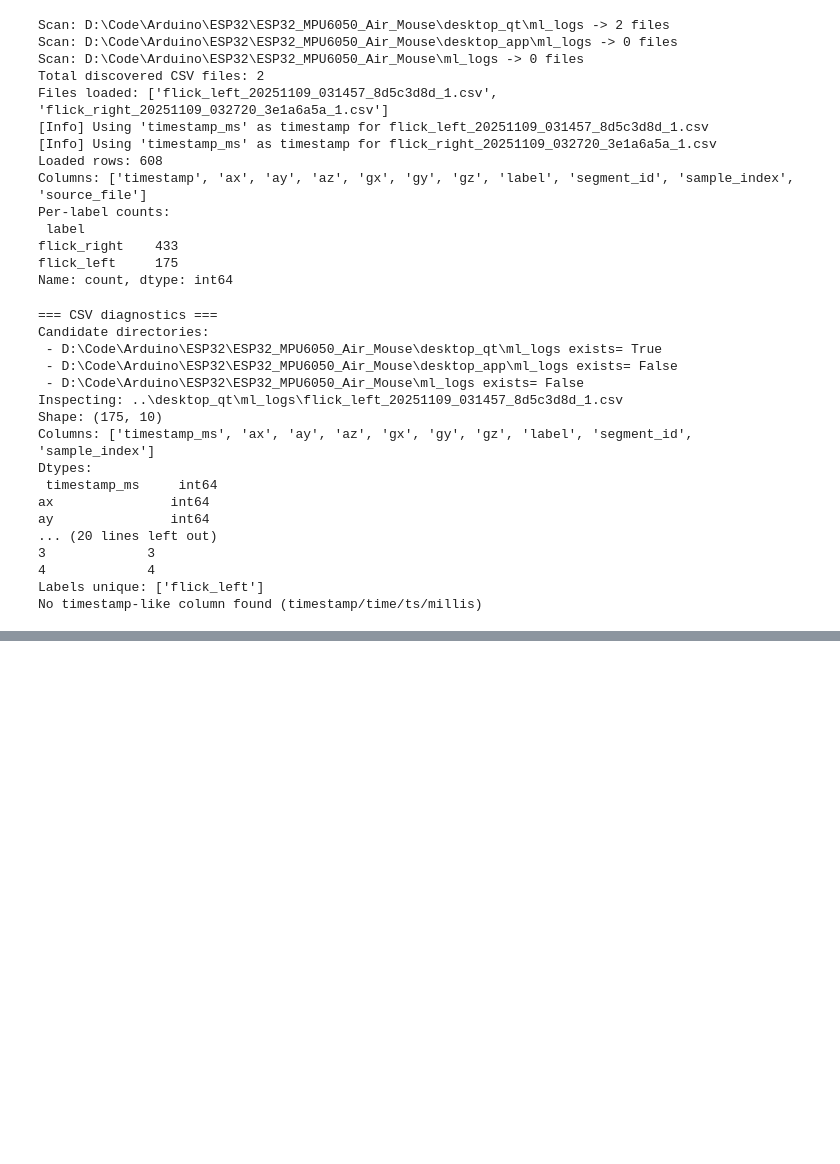
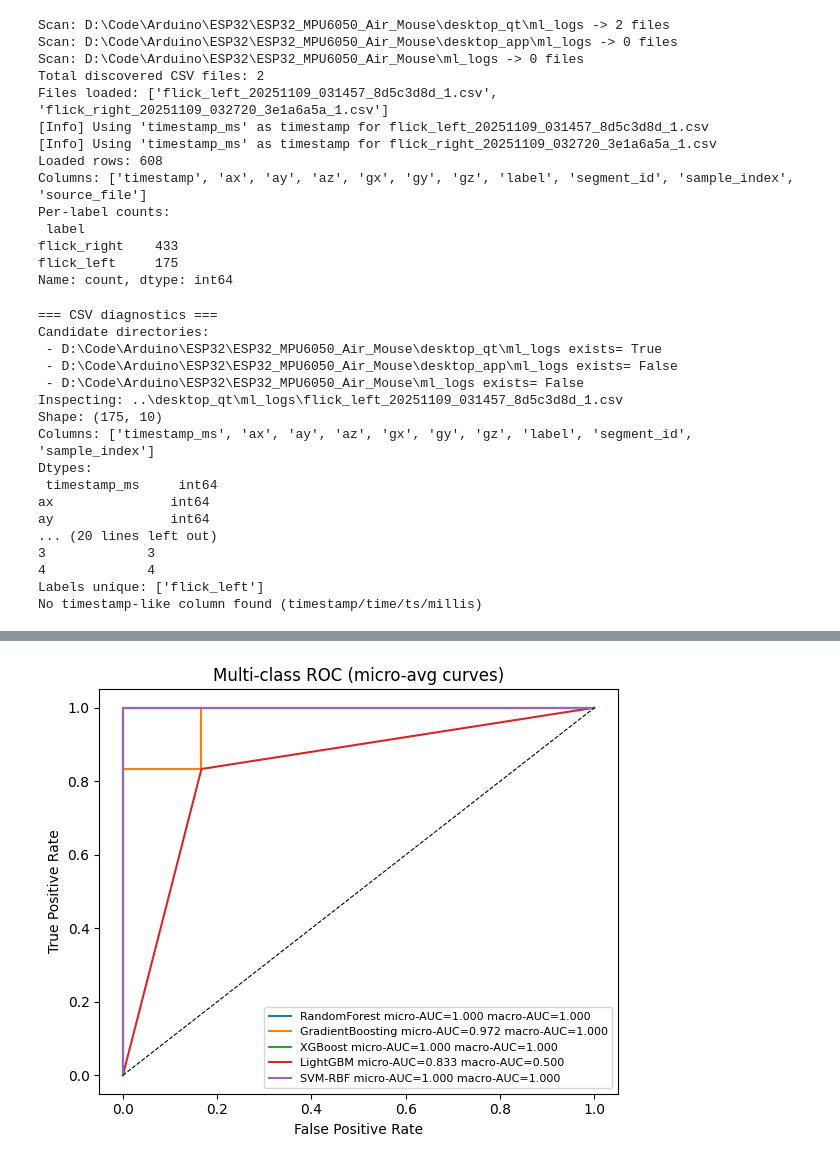
Before and after one commit to sadikmahmudadive/ESP32_MPU6050_Air_Mouse, a Jupyter notebook: ml/gesture_training.ipynb, the cells around one changed output, grey strips where cells are left out. Cells and saved outputs as stored; diff of their text form; code cells hidden in the pictures; blank space fills up the shorter version.

```diff
--- a/ml/gesture_training.ipynb
+++ b/ml/gesture_training.ipynb
@@ -39,3 +48,14 @@ try:
     import tensorflow as tf  # noqa: F401
 except Exception:
     print("TensorFlow not available; will skip TF model unless installed.")
+# %%
+# Configuration parameters for windowing & modeling
+# Adjust these to match your data collection rate and desired window size.
+EXPECTED_HZ = 100.0        # Approx IMU sample rate (Hz). Will be auto-adjusted if inference disagrees.
+WINDOW_SECONDS = 1.0       # Nominal window length in seconds
+WINDOW_OVERLAP = 0.5       # Fractional overlap between consecutive windows (0.0–0.9)
+RANDOM_STATE = 42          # Reproducible seed for splits/models
+
+# If your logs are very short or sparse, you can reduce WINDOW_SECONDS (e.g., 0.3)
+# If you have lots of data and want more augmentation, increase overlap (e.g., 0.75)
+print(f"Config: EXPECTED_HZ={EXPECTED_HZ}, WINDOW_SECONDS={WINDOW_SECONDS}, WINDOW_OVERLAP={WINDOW_OVERLAP}, RANDOM_STATE={RANDOM_STATE}")
@@ -395,3 +582,72 @@ print("Confusion matrix:\n", cm)
+# %%
+# Multi-class ROC curves (one-vs-rest) for models with probability outputs
+from sklearn.metrics import roc_curve, auc
+import matplotlib.pyplot as plt
+
+if 'proba_store' not in globals() or not proba_store:
+    print("No probability data available to plot ROC curves.")
+else:
+    import numpy as np
+    # Determine number of classes from probability arrays to avoid stale unique_labels state
+    nclass_candidates = [p.shape[1] for p in proba_store.values() if p is not None]
+    if not nclass_candidates:
+        print("No probability matrices found in proba_store.")
+    else:
+        n_classes = max(nclass_candidates)
+        if n_classes < 2:
+            print("ROC requires at least 2 classes; only one class present.")
+        else:
+            # Build one-vs-rest binarized y_test with n_classes columns (robust even if some classes absent)
+            y_arr = np.asarray(y_test)
+            Y_test_bin = np.zeros((y_arr.shape[0], n_classes), dtype=int)
+            for c in range(n_classes):
+                Y_test_bin[:, c] = (y_arr == c).astype(int)
+
+            plt.figure(figsize=(6,5))
+            any_plotted = False
+            for name, proba in proba_store.items():
+                if proba is None:
+                    print(f"Skipping {name} ROC (no probabilities available)")
+                    continue
+                if proba.shape[1] != n_classes:
+                    print(f"Skipping {name} ROC (proba shape mismatch: {proba.shape} vs classes={n_classes})")
+                    continue
+                # Compute per-class AUC, skipping classes with no positive samples in y_test
+                aucs = []
+                skipped_classes = 0
+                for c in range(n_classes):
+                    y_true_c = Y_test_bin[:, c]
+                    # Need at least one positive and one negative sample for ROC
+                    if len(set(y_true_c)) < 2 or y_true_c.sum() == 0 or y_true_c.sum() == len(y_true_c):
+                        skipped_classes += 1
+                        continue
+                    fpr, tpr, _ = roc_curve(y_true_c, proba[:, c])
+                    aucs.append(auc(fpr, tpr))
+                if not aucs:
+                    print(f"Skipping {name} ROC (no valid classes in y_test; skipped {skipped_classes})")
+                    continue
+                macro_auc = float(np.mean(aucs))
+                # Micro-average (guard for degenerate case)
+                try:
+                    fpr_micro, tpr_micro, _ = roc_curve(Y_test_bin.ravel(), proba.ravel())
+                    micro_auc = auc(fpr_micro, tpr_micro)
+                    plt.plot(fpr_micro, tpr_micro, label=f"{name} micro-AUC={micro_auc:.3f} macro-AUC={macro_auc:.3f}")
+                    any_plotted = True
+                except Exception as e:
+                    print(f"{name} micro-average ROC skipped: {e}")
+
+            plt.plot([0,1],[0,1],'k--',linewidth=0.8)
+            plt.xlabel('False Positive Rate')
+            plt.ylabel('True Positive Rate')
+            plt.title('Multi-class ROC (micro-avg curves)')
+            if any_plotted:
+                plt.legend(fontsize=8)
+                plt.tight_layout()
+                plt.show()
+            else:
+                print("No valid ROC curves to plot (insufficient class variety in test set).")
+# %% [output]
+[figure, added]
 # %%
 # Plot confusion matrix
 def plot_confusion_matrix(cm, labels):
```
Also changed, not shown: parts of 16 cells of this notebook, 3 other files.
